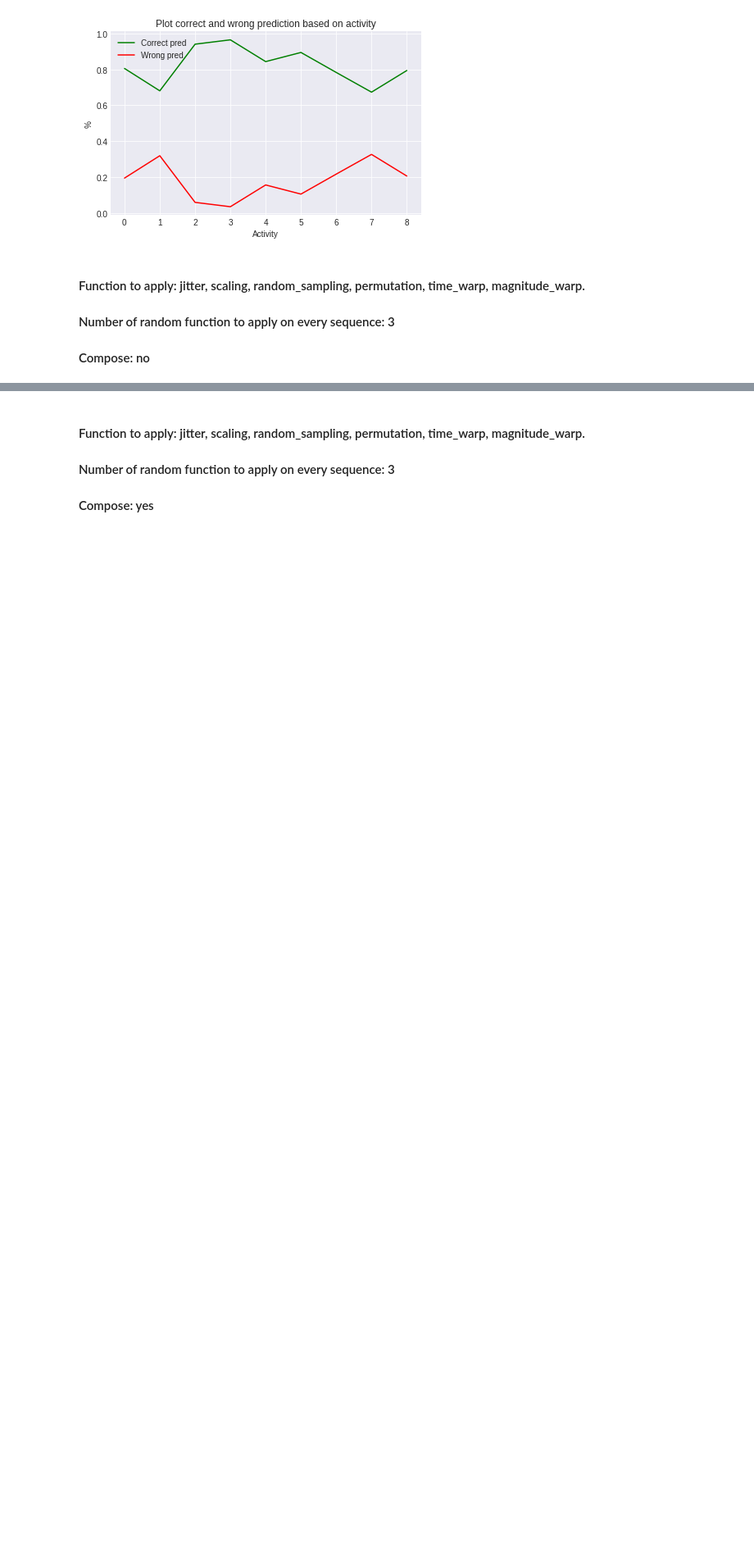
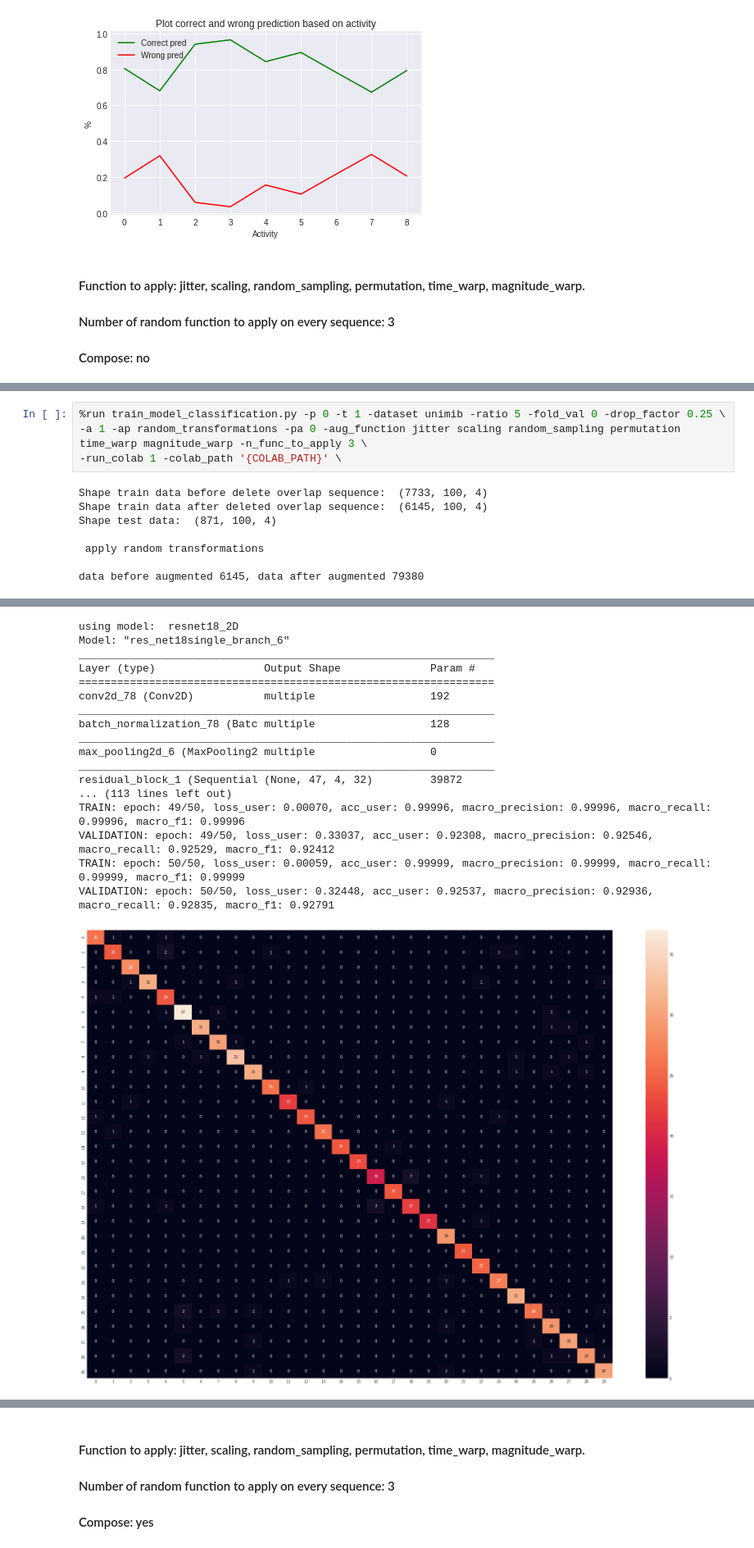
Before and after one commit to Sbarbagnem/User_Identify_Inertial_Sensor, a Jupyter notebook: train_model_classification.ipynb, the cells around one changed output, grey strips where cells are left out. Shown at 82% size. Drawn from its saved outputs; the diff is of its cells as text; blank space fills up the shorter version.

```diff
--- a/train_model_classification.ipynb
+++ b/train_model_classification.ipynb
@@ -542,0 +555,12 @@ VALIDATION: epoch: 50/50, loss_user: 0.42020, acc_user: 0.90930, macro_precision
+# %%
+%run train_model_classification.py -p 0 -t 1 -dataset unimib -ratio 5 -fold_val 0 -drop_factor 0.25 \
+-a 1 -ap random_transformations -pa 0 -aug_function jitter scaling random_sampling permutation time_warp magnitude_warp -n_func_to_apply 3 \
+-run_colab 1 -colab_path '{COLAB_PATH}' \
+# %% [output]
+Shape train data before delete overlap sequence:  (7733, 100, 4)
+Shape train data after deleted overlap sequence:  (6145, 100, 4)
+Shape test data:  (871, 100, 4)
+
+ apply random transformations
+
+data before augmented 6145, data after augmented 79380
@@ -542,0 +569,18 @@ VALIDATION: epoch: 50/50, loss_user: 0.42020, acc_user: 0.90930, macro_precision
+using model:  resnet18_2D
+Model: "res_net18single_branch_6"
+_________________________________________________________________
+Layer (type)                 Output Shape              Param #
+=================================================================
+conv2d_78 (Conv2D)           multiple                  192
+_________________________________________________________________
+batch_normalization_78 (Batc multiple                  128
+_________________________________________________________________
+max_pooling2d_6 (MaxPooling2 multiple                  0
+_________________________________________________________________
+residual_block_1 (Sequential (None, 47, 4, 32)         39872
+... (113 lines left out)
+TRAIN: epoch: 49/50, loss_user: 0.00070, acc_user: 0.99996, macro_precision: 0.99996, macro_recall: 0.99996, macro_f1: 0.99996
+VALIDATION: epoch: 49/50, loss_user: 0.33037, acc_user: 0.92308, macro_precision: 0.92546, macro_recall: 0.92529, macro_f1: 0.92412
+TRAIN: epoch: 50/50, loss_user: 0.00059, acc_user: 0.99999, macro_precision: 0.99999, macro_recall: 0.99999, macro_f1: 0.99999
+VALIDATION: epoch: 50/50, loss_user: 0.32448, acc_user: 0.92537, macro_precision: 0.92936, macro_recall: 0.92835, macro_f1: 0.92791
+[figure, added]
```
Also changed, not shown: parts of 8 cells of this notebook.
